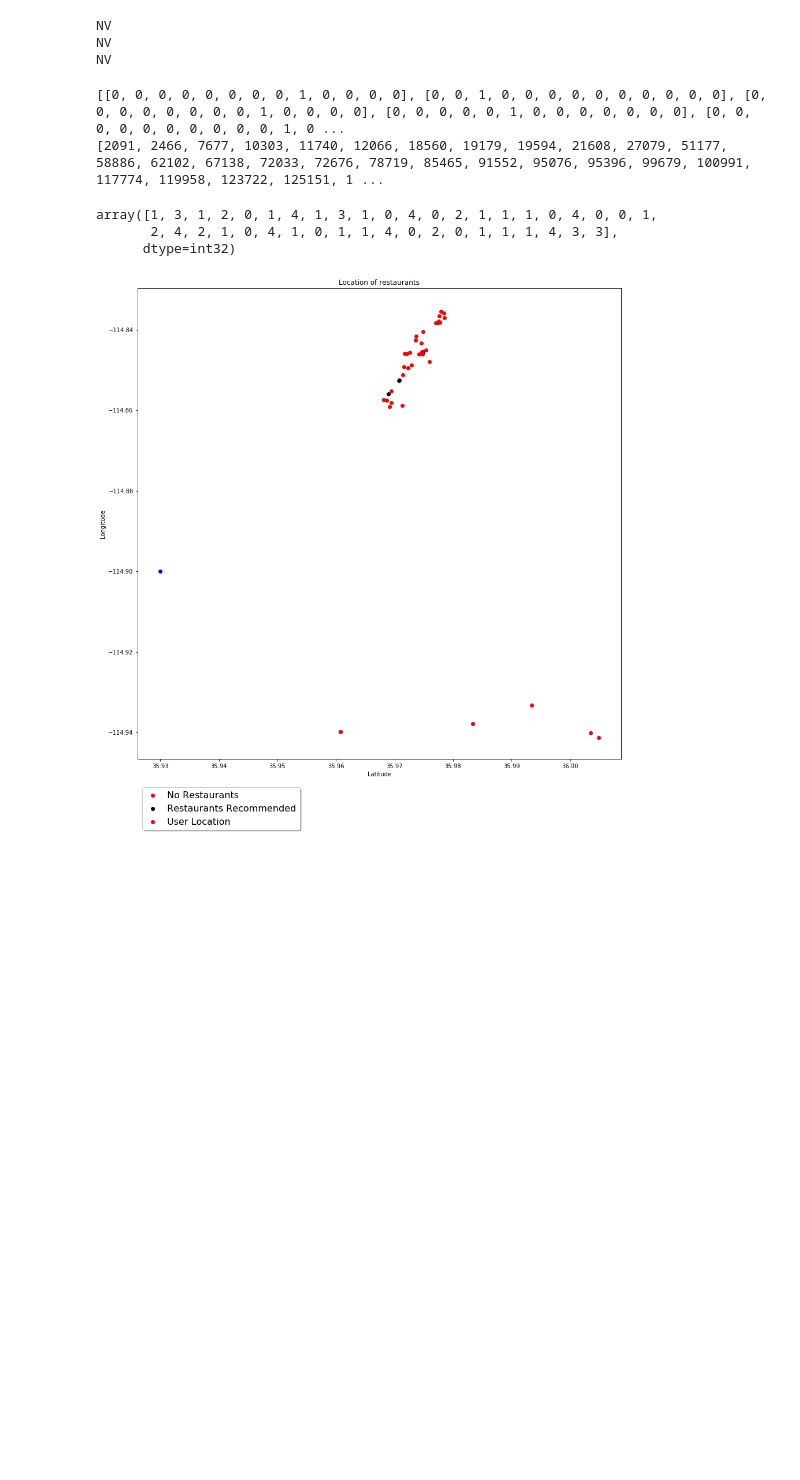
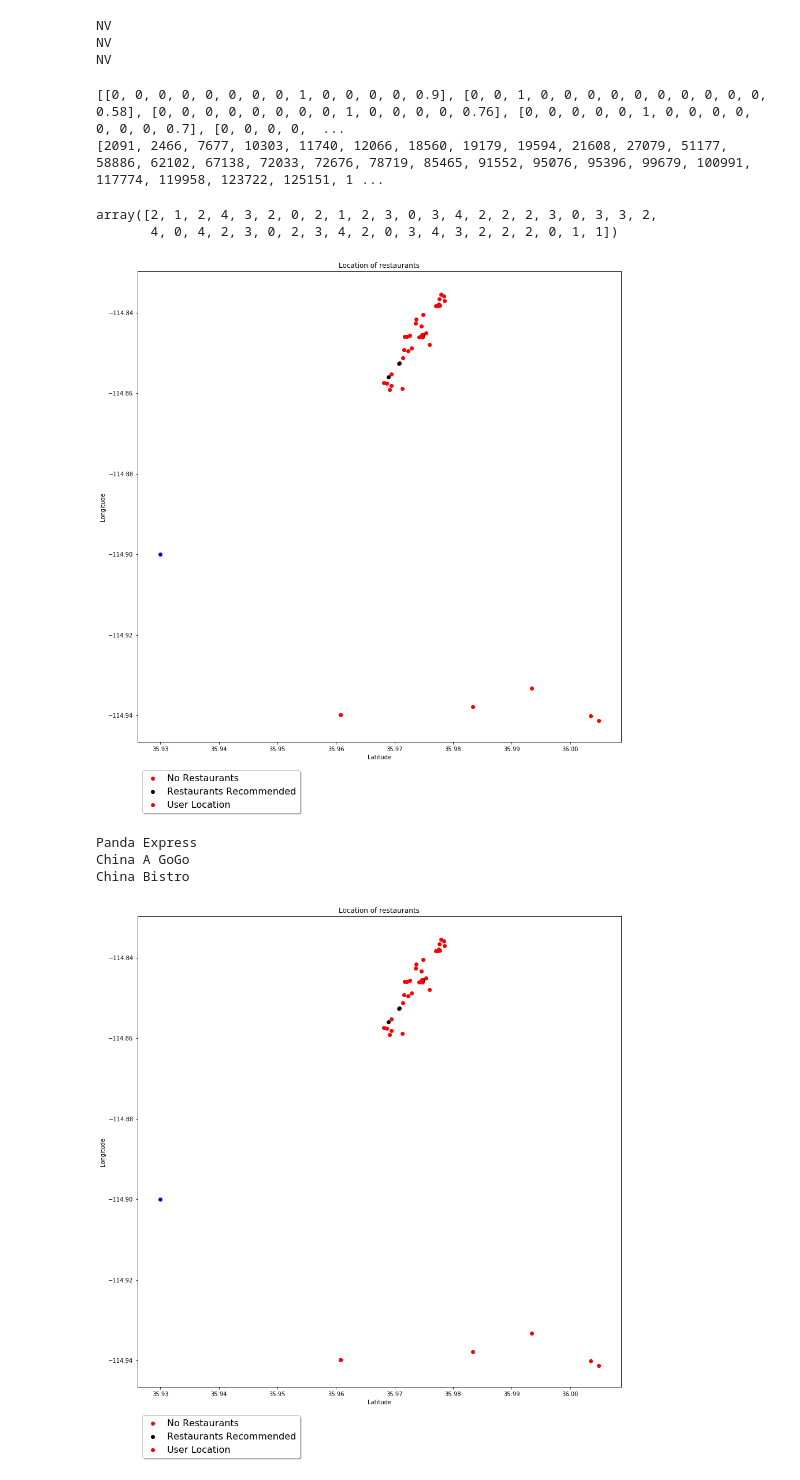
Before and after one commit to andrewyee12/Restaraunt-Recommendation-System, a Jupyter notebook: PreprocessData.ipynb, the cells around one changed output. Cells and saved outputs as stored; diff of their text form; code cells hidden in the pictures; blank space fills up the shorter version.

```diff
--- a/PreprocessData.ipynb
+++ b/PreprocessData.ipynb
@@ -39,12 +41,12 @@ df.head(150)
 | 149 | 5700 University Pointe Blvd, Ste 103 | {'AcceptsInsurance': 'True', 'Bus... | 0CZJ35I4cjp7Fo6AoaRN-w | Endodontists, Health & Medical, P... | Charlotte | {'Monday': '8:0-17:0', 'Tuesday':... | 1 | 35.296923 | -80.757036 | Friendly Dental Group of University | ... |
 150 rows × 15 columns
 # %%
-currentRestaurant = [35.93,-114.90]
+currentLocation = [35.93,-114.90]
 
 list=[]
 for i in range(0,df['latitude'].size):
-     if (df['latitude'][i]-currentRestaurant[0]<0.08)and(df['latitude'][i]-currentRestaurant[0]>-0.08):
-        if (df['longitude'][i]-currentRestaurant[1]<0.08)and(df['longitude'][i]-currentRestaurant[1]>-0.08):
+     if (df['latitude'][i]-currentLocation[0]<0.08)and(df['latitude'][i]-currentLocation[0]>-0.08):
+        if (df['longitude'][i]-currentLocation[1]<0.08)and(df['longitude'][i]-currentLocation[1]>-0.08):
              list.append(i)
 # %%
 print(list)
@@ -161,22 +163,48 @@ for i in range(len(list)):
             l.append(0)
     if (l==[0,0,0,0,0,0,0,0,0,0,0,0,0]):
         continue
-
+    if df['review_count'][list[i]]<20:
+        l.append((float(df['stars'][list[i]])-1+float(df['review_count'][list[i]])/20)/5)
+    else:
+        l.append((float(df['stars'][list[i]]))/5)
     Type.append(l)
     food.append(list[i])
 
-Type.append([1,0,1,1,1,0,0,0,0,0,0,0,0])
+Type.append([1,0,1,1,1,0,0,0,0,0,0,0,0,1])
 print(Type)
 print(food)
 #Clear the noise by determining the word "restaurant" or "food" -> condition to remove and food.append
 # %% [output]
-[[0, 0, 0, 0, 0, 0, 0, 0, 1, 0, 0, 0, 0], [0, 0, 1, 0, 0, 0, 0, 0, 0, 0, 0, 0, 0], [0, 0, 0, 0, 0, 0, 0, 0, 1, 0, 0, 0, 0], [0, 0, 0, 0, 0, 1, 0, 0, 0, 0, 0, 0, 0], [0, 0, 0, 0, 0, 0, 0, 0, 0, 0, 1, 0 ...
+[[0, 0, 0, 0, 0, 0, 0, 0, 1, 0, 0, 0, 0, 0.9], [0, 0, 1, 0, 0, 0, 0, 0, 0, 0, 0, 0, 0, 0.58], [0, 0, 0, 0, 0, 0, 0, 0, 1, 0, 0, 0, 0, 0.76], [0, 0, 0, 0, 0, 1, 0, 0, 0, 0, 0, 0, 0, 0.7], [0, 0, 0, 0,  ...
 [2091, 2466, 7677, 10303, 11740, 12066, 18560, 19179, 19594, 21608, 27079, 51177, 58886, 62102, 67138, 72033, 72676, 78719, 85465, 91552, 95076, 95396, 99679, 100991, 117774, 119958, 123722, 125151, 1 ...
 # %%
 clusters = KMeans(n_clusters = 5)
 clusters.fit(Type)
 clusters.labels_
 # %% [output]
-array([1, 3, 1, 2, 0, 1, 4, 1, 3, 1, 0, 4, 0, 2, 1, 1, 1, 0, 4, 0, 0, 1,
-       2, 4, 2, 1, 0, 4, 1, 0, 1, 1, 4, 0, 2, 0, 1, 1, 1, 4, 3, 3],
-      dtype=int32)
+array([2, 1, 2, 4, 3, 2, 0, 2, 1, 2, 3, 0, 3, 4, 2, 2, 2, 3, 0, 3, 3, 2,
+       4, 0, 4, 2, 3, 0, 2, 3, 4, 2, 0, 3, 4, 3, 2, 2, 2, 0, 1, 1])
+# %%
+plt.figure(figsize=(15,15))
+colors = ['black', 'red']
+arr = clusters.labels_
+num=[]
+for i in range(len(food)):
+    num.append(0)
+    x = df['latitude'][food[i]]
+    y = df['longitude'][food[i]]
+    if(arr[i] == arr[len(arr)-1]):
+        plt.scatter(x,y,color = colors[0])
+        num[i]+=1
+    else:
+        plt.scatter(x,y, color = colors[1])
+
+plt.legend(('No Restaurants', 'Restaurants Recommended', 'User Location'),
+    shadow=True, loc=(0.01, -0.15), handlelength=1.5, fontsize=16)
+plt.scatter(currentLocation[0], currentLocation[1], color='blue')
+plt.xlabel("Latitude")
+plt.ylabel("Longitude")
+plt.title("Location of restaurants")
+plt.show()
+# %% [output]
+[figure, added]
@@ -183,3 +215,11 @@ array([1, 3, 1, 2, 0, 1, 4, 1, 3, 1, 0, 4, 0, 2, 1, 1, 1, 0, 4, 0, 0, 1,
+# %%
+for i in range(len(food)):
+    if(gmmarr[i] == gmmarr[len(gmmarr)-1]):
+        print(df['name'][food[i]])
+# %% [output]
+Panda Express
+China A GoGo
+China Bistro
 # %%
 plt.figure(figsize=(15,15))
 colors = ['black', 'red']
```
Also changed, not shown: parts of 8 cells of this notebook.
